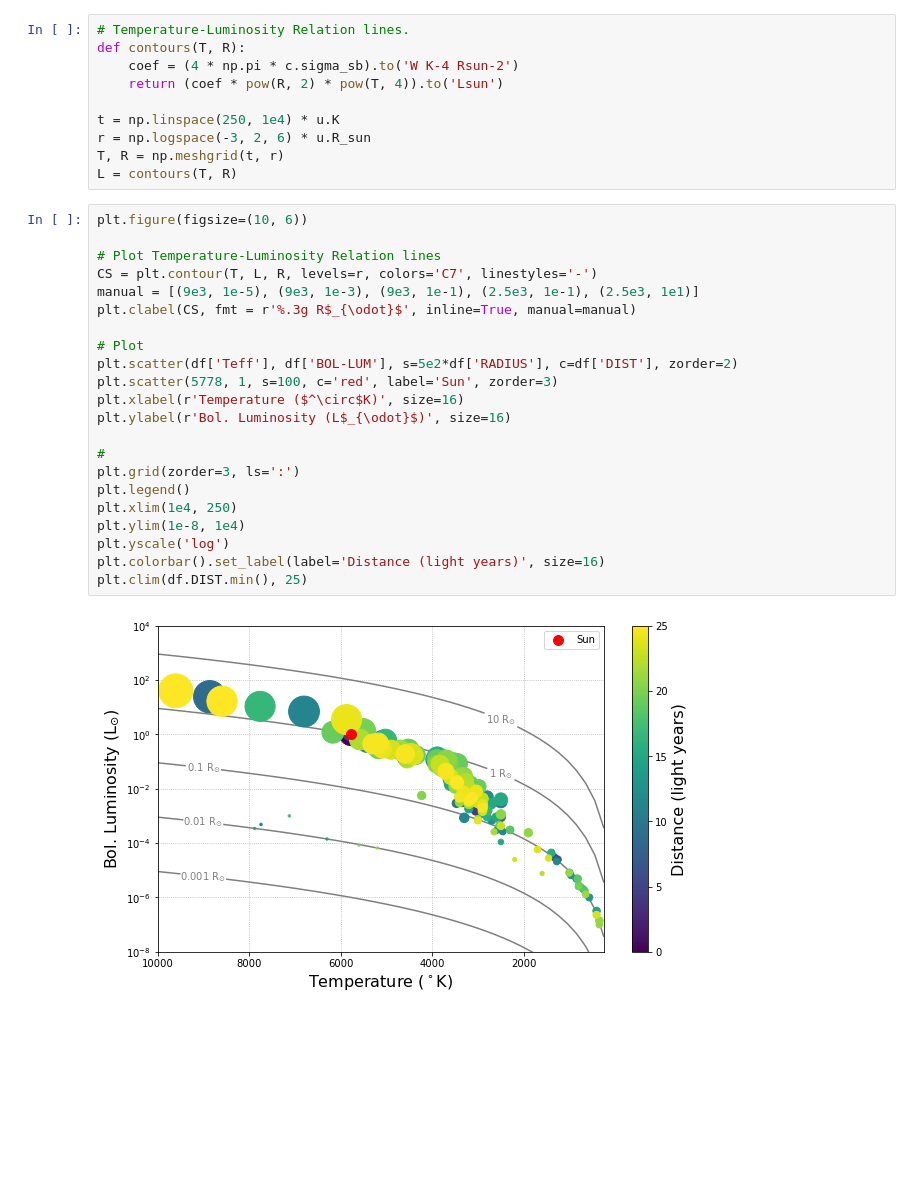
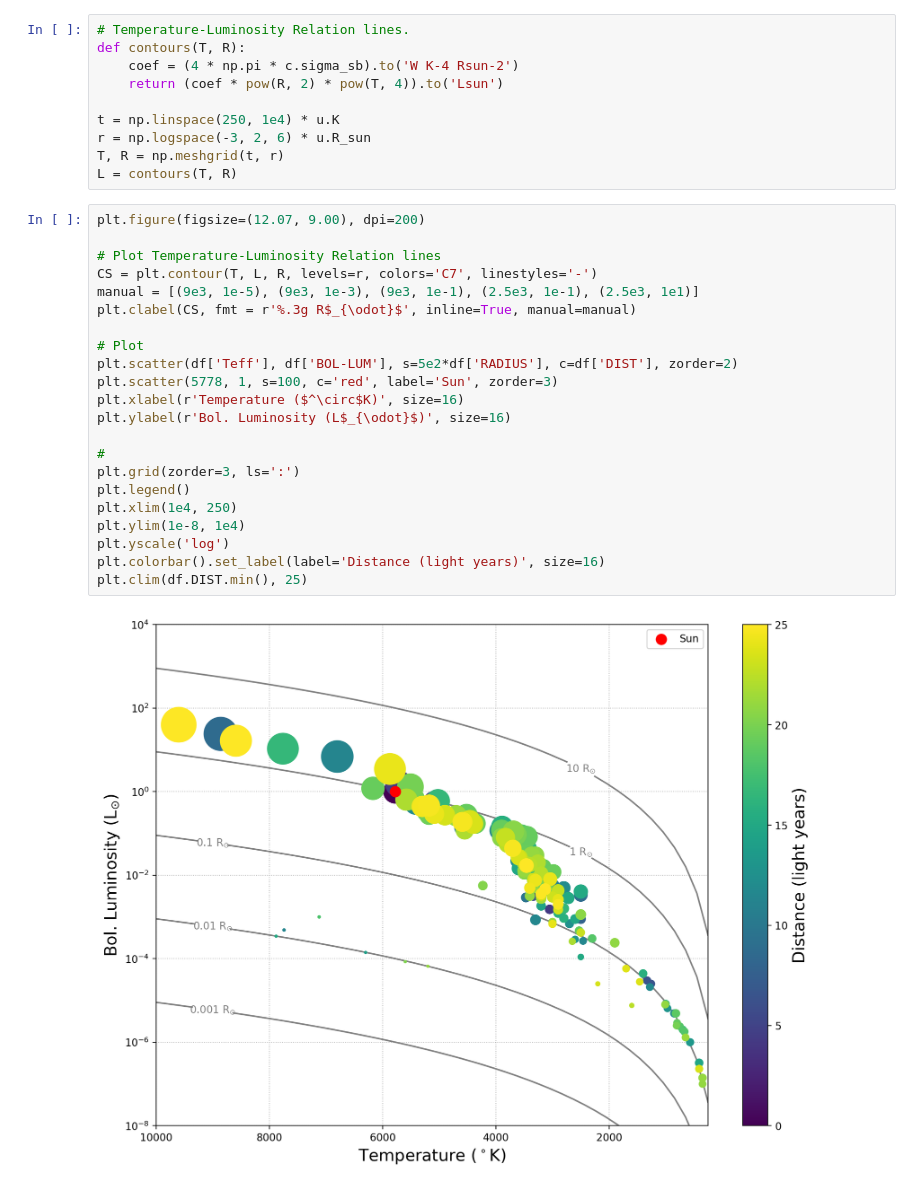
Before and after one commit to davidjaimes/nearest-stars, a Jupyter notebook: notebook/nearest-stars.ipynb, the cells around one changed output. Drawn from its saved outputs; the diff is of its cells as text; blank space fills up the shorter version.

```diff
--- a/notebook/nearest-stars.ipynb
+++ b/notebook/nearest-stars.ipynb
@@ -35,26 +35,26 @@ r = np.logspace(-3, 2, 6) * u.R_sun
 T, R = np.meshgrid(t, r)
 L = contours(T, R)
 # %%
-plt.figure(figsize=(10, 6))
+plt.figure(figsize=(12.07, 9.00), dpi=200)
 
 # Plot Temperature-Luminosity Relation lines
 CS = plt.contour(T, L, R, levels=r, colors='C7', linestyles='-')
 manual = [(9e3, 1e-5), (9e3, 1e-3), (9e3, 1e-1), (2.5e3, 1e-1), (2.5e3, 1e1)]
 plt.clabel(CS, fmt = r'%.3g R$_{\odot}$', inline=True, manual=manual)
 
 # Plot
 plt.scatter(df['Teff'], df['BOL-LUM'], s=5e2*df['RADIUS'], c=df['DIST'], zorder=2)
 plt.scatter(5778, 1, s=100, c='red', label='Sun', zorder=3)
 plt.xlabel(r'Temperature ($^\circ$K)', size=16)
 plt.ylabel(r'Bol. Luminosity (L$_{\odot}$)', size=16)
 
 #
 plt.grid(zorder=3, ls=':')
 plt.legend()
 plt.xlim(1e4, 250)
 plt.ylim(1e-8, 1e4)
 plt.yscale('log')
 plt.colorbar().set_label(label='Distance (light years)', size=16)
 plt.clim(df.DIST.min(), 25)
 # %% [output]
-[figure, old version]
+[figure, new version]
```
Also changed, not shown: 2 other files.
